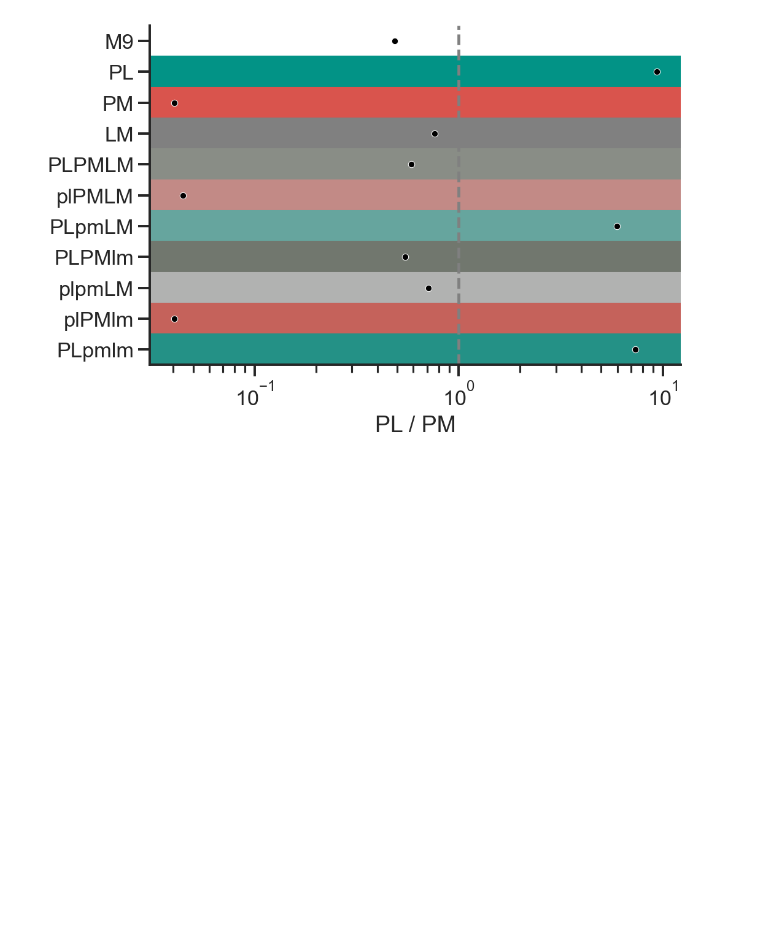
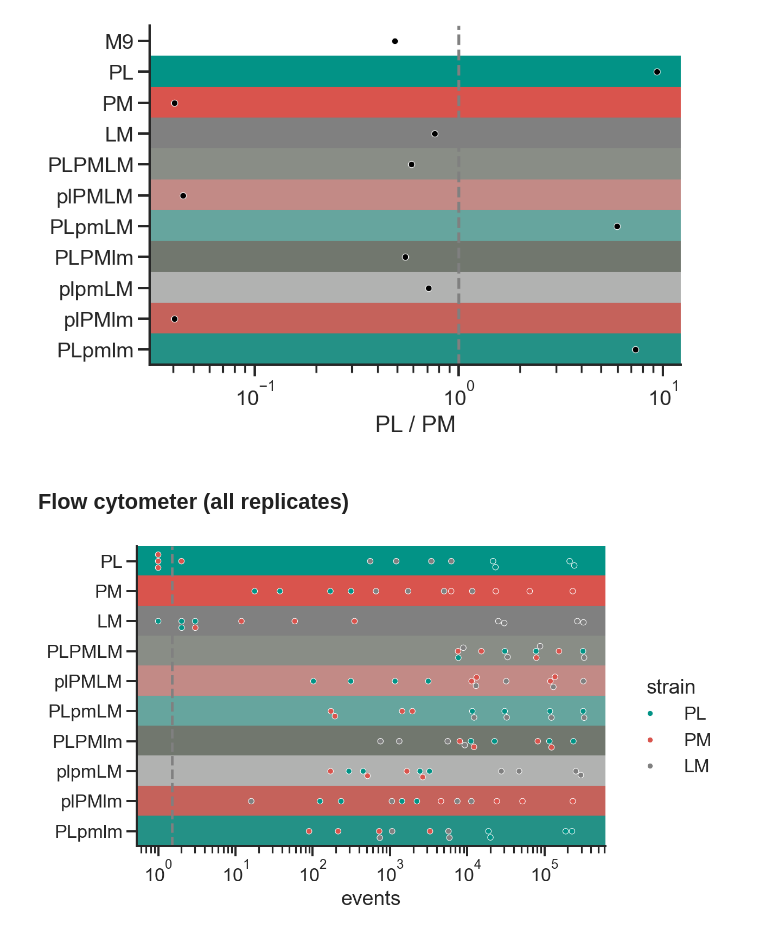
Before and after one commit to microbial-pangenomes-lab/2026_tricomm, a Jupyter notebook: data/calibration/calibration.ipynb, the cells around one changed output. Saved outputs shown, nothing was run; the diff lists cells and outputs as text; code cells hidden in the pictures; blank space fills up the shorter version.

Commit message:
New calibration data

```diff
--- a/data/calibration/calibration.ipynb
+++ b/data/calibration/calibration.ipynb
@@ -381,3 +381,17 @@ cp.map(plt.axvline, x=1, color='grey', linestyle='--');
 # cp.map(plt.axvline, x=100, color='grey', linestyle='--');
 # %% [output]
 [figure]
+# %% [markdown]
+## Flow cytometer (all replicates)
+# %%
+m = pd.read_excel('flow_cytometer.xlsx')
+
+for col in ['PL', 'PM', 'LM']:
+    m[col] = [float(str(x).replace('%', '').replace(',', '.').rstrip()) for x in m[col]]
+    m[col] = m[col].astype(float) / 100
+# %%
+m = m.set_index(['label', 'rep', 'events']).stack().reset_index().rename(columns={
+    'level_3': 'strain',
+    0: 'proportion'
+})
+m['strain_events'] = (m['proportion'] * m['events']) + 1
@@ -383,0 +402,34 @@ cp.map(plt.axvline, x=1, color='grey', linestyle='--');
+# %%
+cp = sns.catplot(data=m,
+                 x='strain_events',
+                 y='label',
+                 hue='strain',
+                 palette=['xkcd:teal',
+                          'xkcd:pale red',
+                          'grey'],
+                 hue_order=['PL', 'PM', 'LM'],
+                 height=5, aspect=1.5,
+                 linewidth=0.5,
+                 edgecolor='w',
+                 kind='swarm',
+                 order=['PL', 'PM', 'LM',
+                        'PLPMLM', 'plPMLM', 'PLpmLM',
+                        'PLPMlm', 'plpmLM', 'plPMlm',
+                        'PLpmlm'])
+
+
+cp.set(xscale='log', ylabel='')
+
+i = 0
+for label, color in colors.items():
+    if label == 'M9':
+        continue
+    plt.axhspan(ymin=i - 0.5, ymax=i + 0.5,
+                 color=color,
+                 zorder=-1)
+    i += 1
+
+cp.map(plt.axvline, x=1.5, color='grey', linestyle='--');
+cp.set(ylim=(i-0.5, -.5), xlabel='events');
+# %% [output]
+[figure, added]
```
Also changed, not shown: parts of 11 cells of this notebook, 1 other file.
